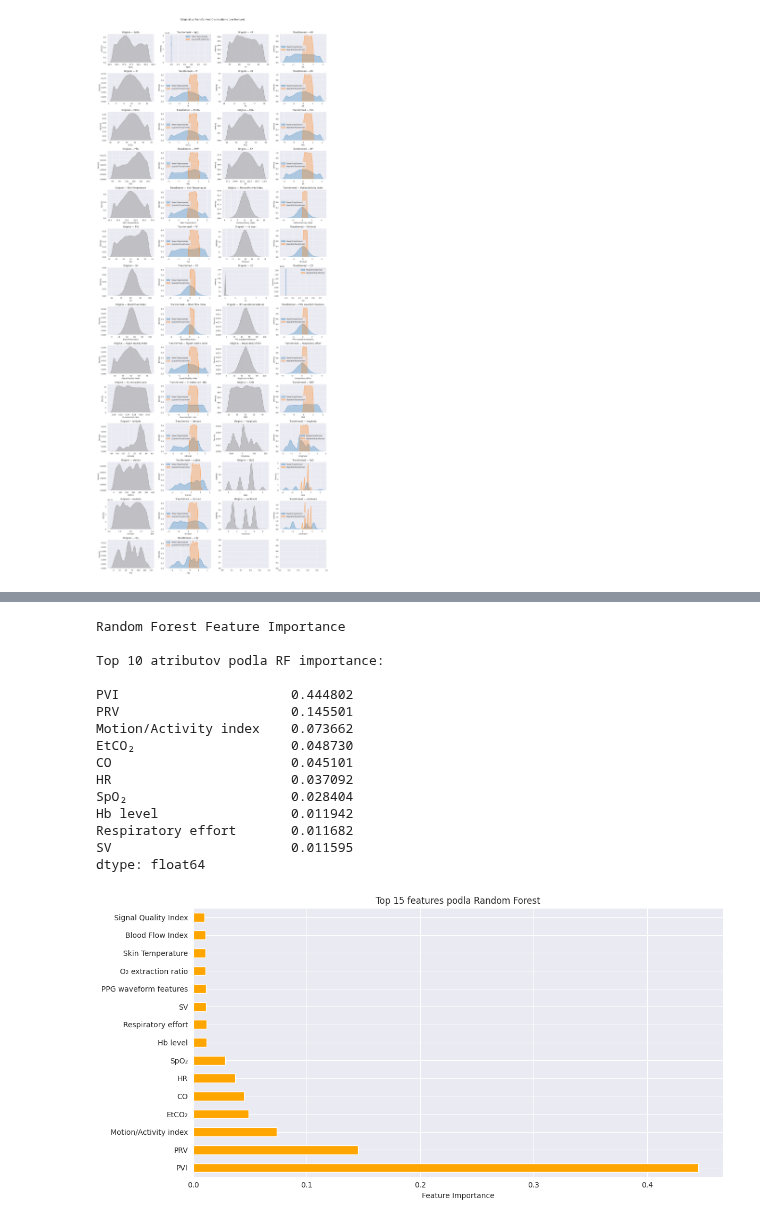
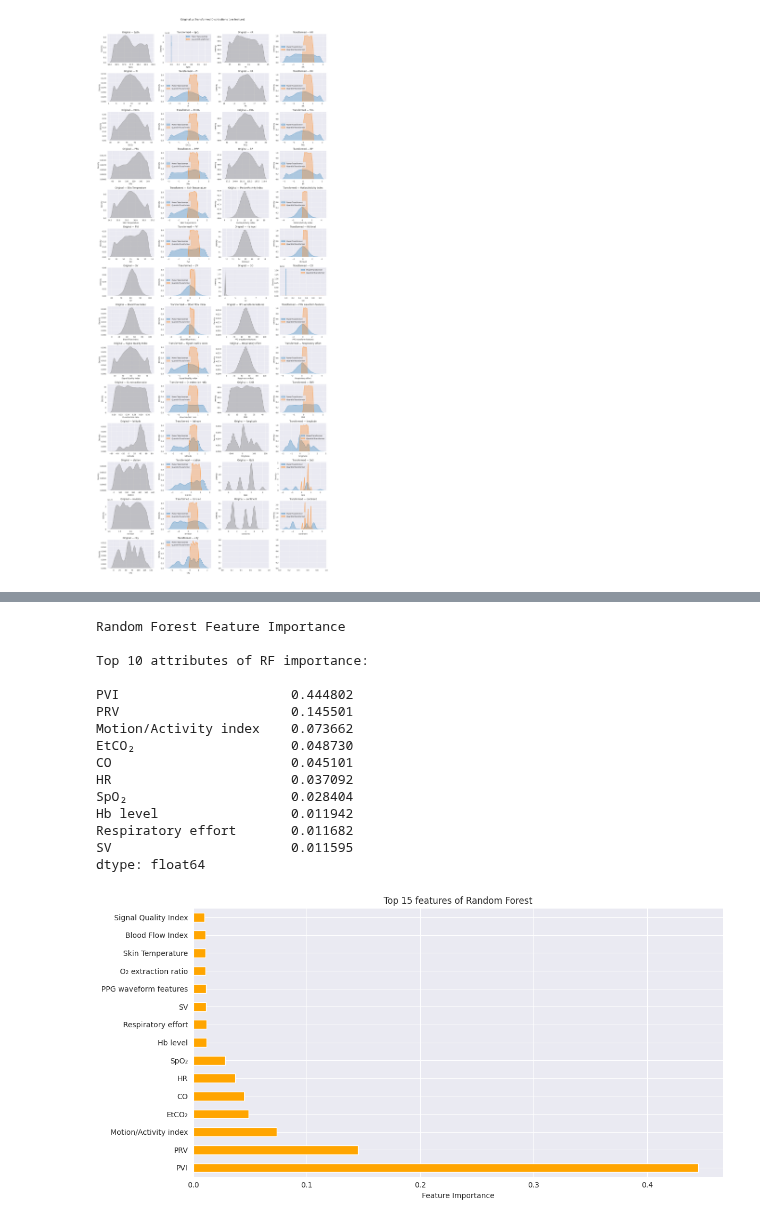
Before and after one commit to frtndmd/iau_Kosharova_Oliinyk_67, a Jupyter notebook: src/faza2_english.ipynb, the cells around one changed output, grey strips where cells are left out. Cells and saved outputs as stored; diff of their text form; code cells hidden in the pictures.

```diff
--- a/src/faza2_english.ipynb
+++ b/src/faza2_english.ipynb
@@ -306,40 +341,38 @@ dtype: float64
 # %%
-from sklearn.ensemble import RandomForestRegressor
-
 rf_model = RandomForestRegressor(n_estimators=100, random_state=42, n_jobs=-1)
 rf_model.fit(X_train, y_train)
 
 rf_importance = pd.Series(
     rf_model.feature_importances_,
     index=X_train.columns
 ).sort_values(ascending=False)
 
 print("Random Forest Feature Importance")
-print("\nTop 10 atributov podla RF importance:\n")
+print("\nTop 10 attributes of RF importance:\n")
 print(rf_importance.head(10))
 
 plt.figure(figsize=(12, 6))
 rf_importance.head(15).plot(kind='barh', color='orange')
 plt.xlabel('Feature Importance')
-plt.title('Top 15 features podla Random Forest')
+plt.title('Top 15 features of Random Forest')
 plt.tight_layout()
 plt.show()
 
 rf_ranking = rf_importance.to_dict()
 # %% [output]
 Random Forest Feature Importance
 
-Top 10 atributov podla RF importance:
+Top 10 attributes of RF importance:
 
 PVI                      0.444802
 PRV                      0.145501
 Motion/Activity index    0.073662
 EtCO₂                    0.048730
 CO                       0.045101
 HR                       0.037092
 SpO₂                     0.028404
 Hb level                 0.011942
 Respiratory effort       0.011682
 SV                       0.011595
 dtype: float64
-[figure, old version]
+[figure, new version]
```
Also changed, not shown: parts of 24 cells of this notebook.
